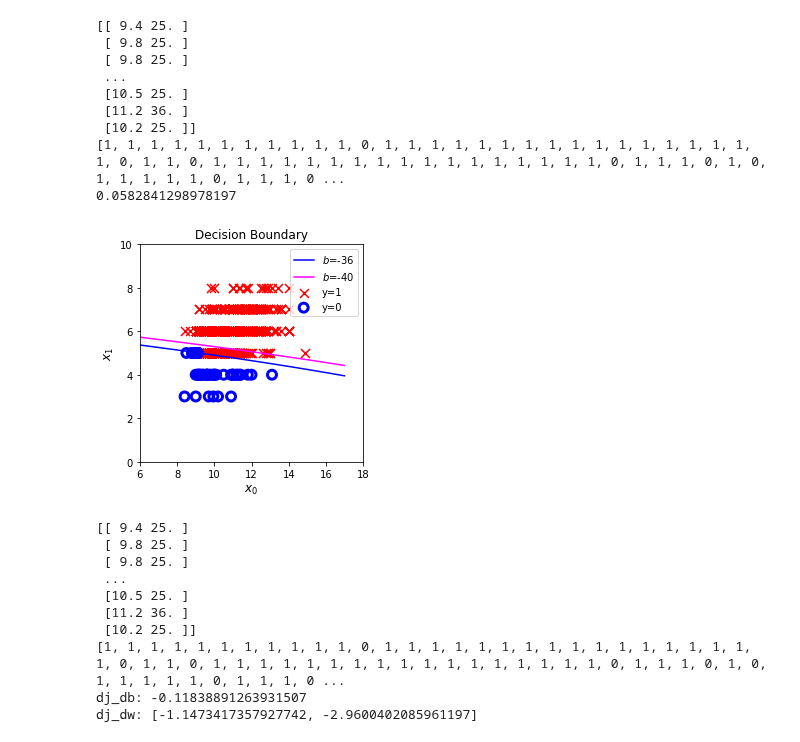
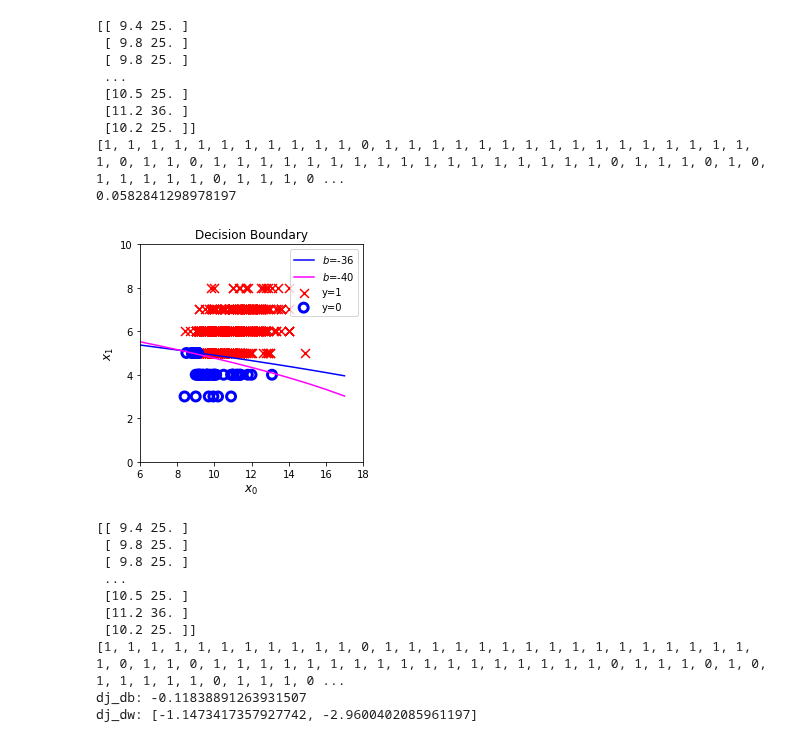
Before and after one commit to HenriS67/wineQualityPrediction, a Jupyter notebook: TPclassification.ipynb, the cells around one changed output. Drawn from its saved outputs; the diff is of its cells as text; code cells hidden in the pictures.

```diff
--- a/TPclassification.ipynb
+++ b/TPclassification.ipynb
@@ -296,29 +285,29 @@ print(compute_cost_logistic(xf, y, w_tmp, b_tmp))
 # %%
 import matplotlib.pyplot as plt
 
 # Choose values between 0 and 6
 x0 = np.arange(0,18)
 
 # Plot the two decision boundaries
 x1 = np.sqrt(36-x0*1.2)
-x1_other = np.sqrt(40-x0*1.2)
+x1_other = np.sqrt(36-x0*1.65839314)/0.92518989
 
 fig,ax = plt.subplots(1, 1, figsize=(4,4))
 # Plot the decision boundary
 ax.plot(x0,x1, c="blue", label="$b$=-36")
 ax.plot(x0,x1_other, c="magenta", label="$b$=-40")
 ax.axis([6, 18, 0, 10])
 
 # Plot the original data
 plot_data(x,y_train,ax)
 ax.axis([6, 18, 0, 10])
 ax.set_ylabel('$x_1$', fontsize=12)
 ax.set_xlabel('$x_0$', fontsize=12)
 plt.legend(loc="upper right")
 plt.title("Decision Boundary")
 plt.show()
 # %% [output]
-[figure, old version]
+[figure, new version]
 # %%
 xf=np.copy(x)
 for loop in range(len(x)):
```
Also changed, not shown: parts of 3 cells of this notebook.
